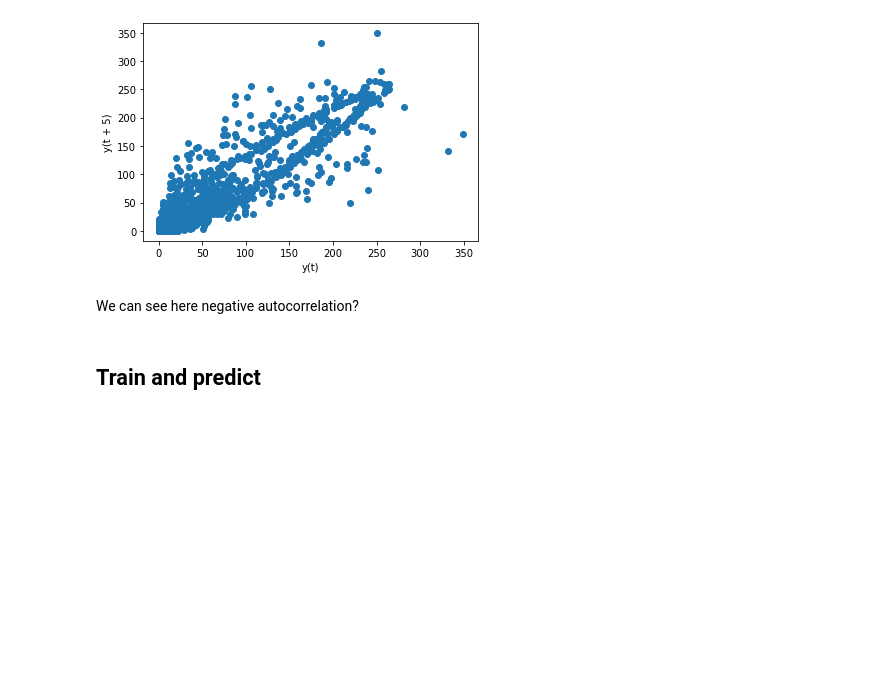
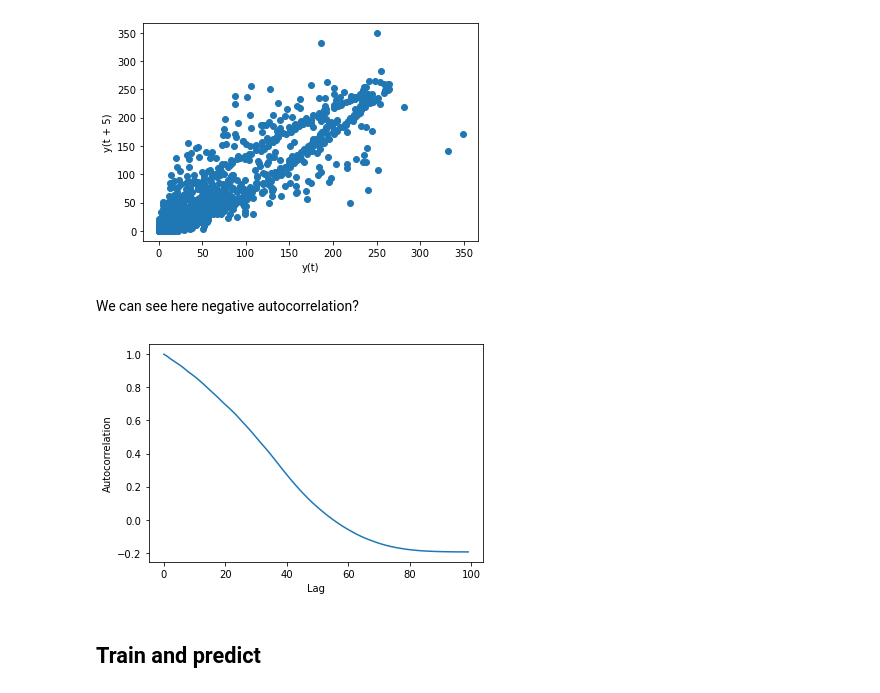
Before and after one commit to h31d1/ML_project_P09_Smart_solar_power, a Jupyter notebook: ARIMA.ipynb, the cells around one changed output. Saved outputs shown, nothing was run; the diff lists cells and outputs as text; code cells hidden in the pictures; blank space fills up the shorter version.

```diff
--- a/ARIMA.ipynb
+++ b/ARIMA.ipynb
@@ -201,6 +236,15 @@ for n in range(1,6):
 [figure]
 # %% [markdown]
 We can see here negative autocorrelation?
+# %%
+AC = []
+for l in range(100): AC.append(series_rad_selection.autocorr(lag=l))
+plt.plot(range(100),AC)
+plt.xlabel("Lag")
+plt.ylabel("Autocorrelation")
+plt.show()
+# %% [output]
+[figure, added]
 # %% [markdown]
 ## Train and predict
 # %%
```
Also changed, not shown: parts of 16 cells of this notebook, 3 other files.
